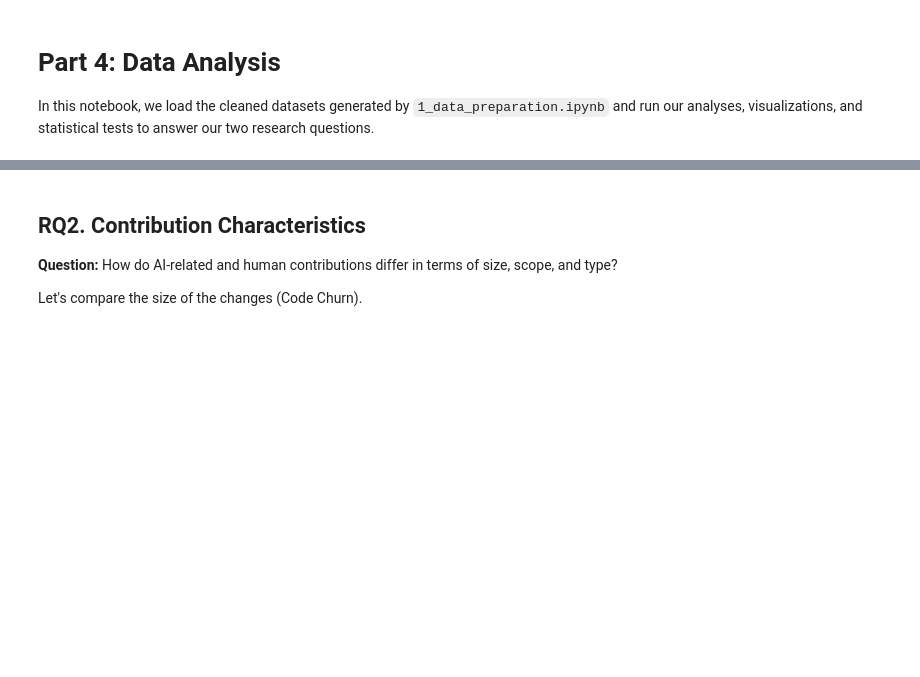
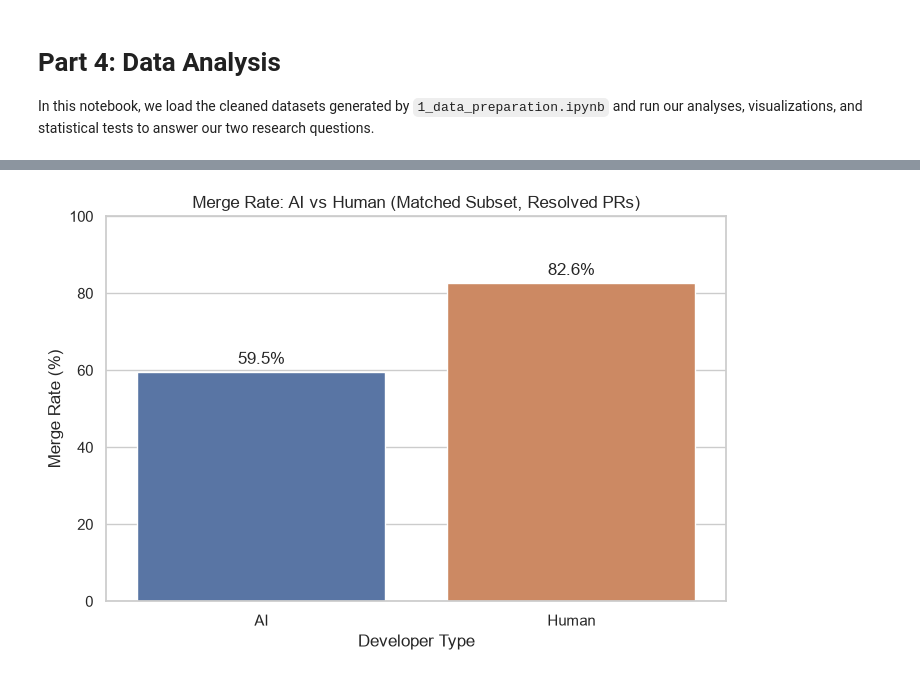
Before and after one commit to Tristanlach/LOG6307E-Replication-Project-MSR, a Jupyter notebook: notebooks/2_data_analysis.ipynb, the cells around one changed output, grey strips where cells are left out. Cells and saved outputs as stored; diff of their text form; code cells hidden in the pictures; blank space fills up the shorter version.

```diff
--- a/notebooks/2_data_analysis.ipynb
+++ b/notebooks/2_data_analysis.ipynb
@@ -3,13 +3,20 @@
 
 In this notebook, we load the cleaned datasets generated by `1_data_preparation.ipynb` and run our analyses, visualizations, and statistical tests to answer our two research questions.
 # %%
+import numpy as np
 import pandas as pd
 import matplotlib.pyplot as plt
 import seaborn as sns
+import statsmodels.formula.api as smf
 from scipy import stats
+from statsmodels.stats.multitest import multipletests
 
 # Set seaborn style for nicer plots
 sns.set_theme(style="whitegrid")
+
+# Same order and colors for AI and Human in every plot
+GROUP_ORDER = ['AI', 'Human']
+GROUP_PALETTE = {'AI': '#4C72B0', 'Human': '#DD8452'}
 
 # Load the cleaned datasets
 rq1_df = pd.read_csv('../data/rq1_metrics.csv')
@@ -25,29 +122,22 @@ Let's compare the Merge Rate between AI and Human PRs.
 # %%
-# Filter to only look at the matched subset (as recommended by the instructor)
-rq1_matched = rq1_df[rq1_df['in_matched_subset'] == True]
-
-# Calculate Merge Rate by Group
-merge_rates = rq1_matched.groupby('group')['is_merged'].mean().reset_index()
-merge_rates['is_merged'] = merge_rates['is_merged'] * 100
+merge_rates = (rq1_matched.groupby('group')['is_merged'].mean().reindex(GROUP_ORDER) * 100).reset_index()
 
 plt.figure(figsize=(8, 5))
-ax = sns.barplot(data=merge_rates, x='group', y='is_merged', hue='group', legend=False)
-plt.title('Merge Rate: AI vs Human (Matched Subset)')
+ax = sns.barplot(data=merge_rates, x='group', y='is_merged', hue='group',
+                 order=GROUP_ORDER, palette=GROUP_PALETTE, legend=False)
+plt.title('Merge Rate: AI vs Human (Matched Subset, Resolved PRs)')
 plt.ylabel('Merge Rate (%)')
 plt.xlabel('Developer Type')
 plt.ylim(0, 100)
 
 for p in ax.patches:
     ax.annotate(f'{p.get_height():.1f}%',
                 (p.get_x() + p.get_width() / 2., p.get_height()),
                 ha = 'center', va = 'center',
                 xytext = (0, 9),
                 textcoords = 'offset points')
 
 plt.savefig('../figures/rq1_merge_rate.png', bbox_inches='tight')
 plt.show()
+# %% [output]
+[figure, added]
-# %% [markdown]
-## RQ2. Contribution Characteristics
-**Question:** How do AI-related and human contributions differ in terms of size, scope, and type?
-
-Let's compare the size of the changes (Code Churn).
```
Also changed, not shown: parts of 20 cells of this notebook, 8 other files.
